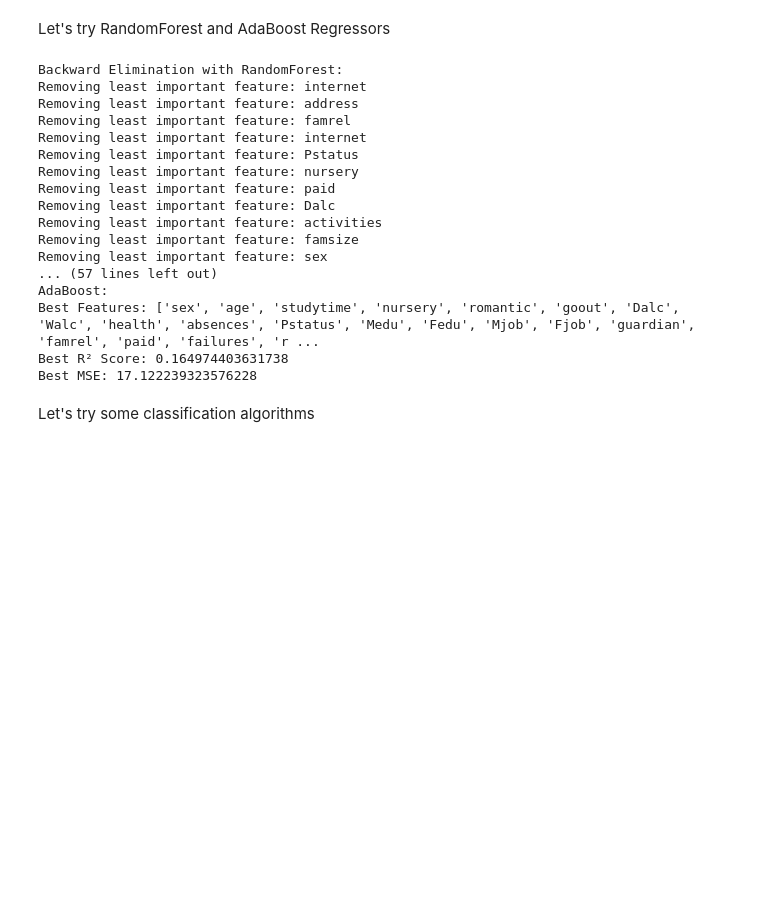
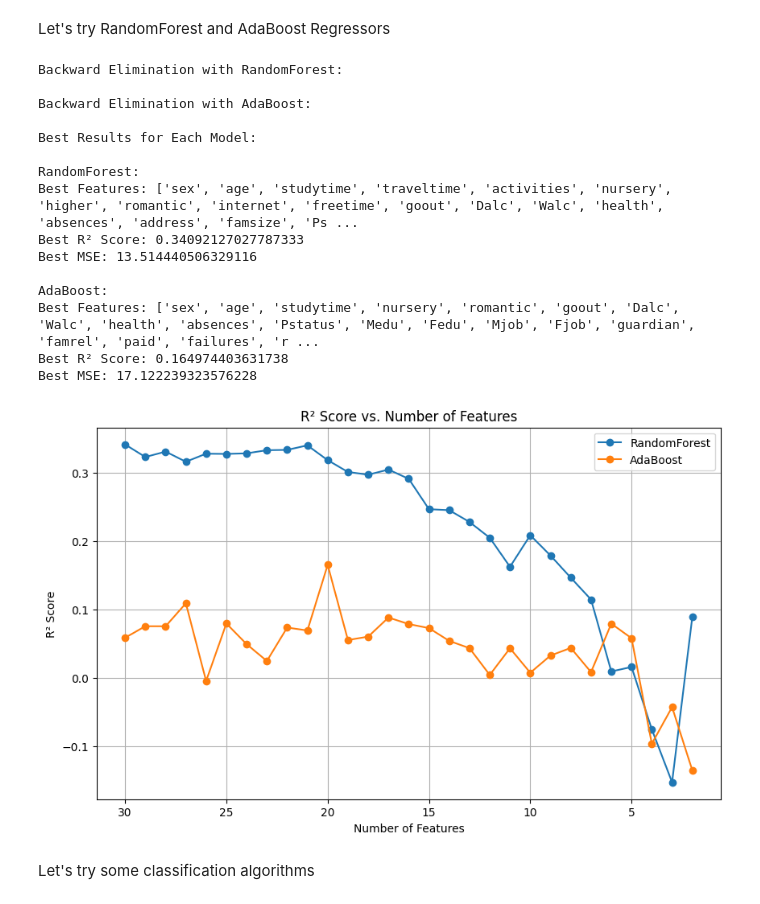
Before and after one commit to obaro/ml-intro, a Jupyter notebook: Final-StudentPerformance.ipynb, the cells around one changed output. Drawn from its saved outputs; the diff is of its cells as text; code cells hidden in the pictures; blank space fills up the shorter version.

```diff
--- a/Final-StudentPerformance.ipynb
+++ b/Final-StudentPerformance.ipynb
@@ -426,6 +407,7 @@ models = {
 }
 
 best_results = {}
+iteration_results = {}
 
 X_train_oa = X_train.copy()
 y_train_oa = y_train.copy()
@@ -441,6 +423,8 @@ for model_name, model in models.items():
     best_model_features = None
     best_model_mse = None
 
+    iteration_results[model_name] = {'r2_scores': [], 'num_features': []}
+
     while len(remaining_features) > 1:
         # Train the model
         model.fit(X_train_oa[remaining_features], y_train_oa)
@@ -452,6 +436,10 @@ for model_name, model in models.items():
         #print(f"Features: {remaining_features}")
         #print(f"R² Score: {r2}, MSE: {mse}")
 
+        # Update iteration results
+        iteration_results[model_name]['r2_scores'].append(r2)
+        iteration_results[model_name]['num_features'].append(len(remaining_features))
+
         # Update the best model if this iteration is better
         if r2 > best_r2:
             best_r2 = r2
@@ -461,49 +449,66 @@ for model_name, model in models.items():
         # Get feature importances
         importances = model.feature_importances_
         least_important_feature = remaining_features[importances.argmin()]
-        print(f"Removing least important feature: {least_important_feature}")
+        #print(f"Removing least important feature: {least_important_feature}")
 
         # Remove the least important feature
         remaining_features.remove(least_important_feature)
 
     # Final evaluation
     #print(f"Final Features: {remaining_features}")
     #model.fit(X_train_oa[remaining_features], y_train_oa)
     #Y_pred = model.predict(X_test_oa[remaining_features])
     #print(f"Final R² Score: {r2_score(y_test_oa, Y_pred)}")
 
     # Store the best results for the current model
     best_results[model_name] = {
         'Features': best_model_features,
         'R² Score': best_r2,
         'MSE': best_model_mse
     }
 
 # Print the best results for each model
 print("\nBest Results for Each Model:")
 for model_name, result in best_results.items():
     print(f"\n{model_name}:")
     print(f"Best Features: {result['Features']}")
     print(f"Best R² Score: {result['R² Score']}")
     print(f"Best MSE: {result['MSE']}")
+
+# Plot R² scores vs. number of features for each model
+plt.figure(figsize=(10, 6))
+for model_name, results in iteration_results.items():
+    plt.plot(
+        results['num_features'],
+        results['r2_scores'],
+        label=model_name,
+        marker='o'
+    )
+
+plt.gca().invert_xaxis()  # Invert x-axis to show decreasing feature count
+plt.title("R² Score vs. Number of Features")
+plt.xlabel("Number of Features")
+plt.ylabel("R² Score")
+plt.legend()
+plt.grid(True)
+plt.show()
 # %% [output]
 Backward Elimination with RandomForest:
-Removing least important feature: internet
-Removing least important feature: address
-Removing least important feature: famrel
-Removing least important feature: internet
-Removing least important feature: Pstatus
-Removing least important feature: nursery
-Removing least important feature: paid
-Removing least important feature: Dalc
-Removing least important feature: activities
-Removing least important feature: famsize
-Removing least important feature: sex
-... (57 lines left out)
+
+Backward Elimination with AdaBoost:
+
+Best Results for Each Model:
+
+RandomForest:
+Best Features: ['sex', 'age', 'studytime', 'traveltime', 'activities', 'nursery', 'higher', 'romantic', 'internet', 'freetime', 'goout', 'Dalc', 'Walc', 'health', 'absences', 'address', 'famsize', 'Ps ...
+Best R² Score: 0.34092127027787333
+Best MSE: 13.514440506329116
+
 AdaBoost:
 Best Features: ['sex', 'age', 'studytime', 'nursery', 'romantic', 'goout', 'Dalc', 'Walc', 'health', 'absences', 'Pstatus', 'Medu', 'Fedu', 'Mjob', 'Fjob', 'guardian', 'famrel', 'paid', 'failures', 'r ...
 Best R² Score: 0.164974403631738
 Best MSE: 17.122239323576228
+[figure, added]
 # %% [markdown]
 Let's try some classification algorithms
 # %%
```
Also changed, not shown: parts of 5 cells of this notebook.
